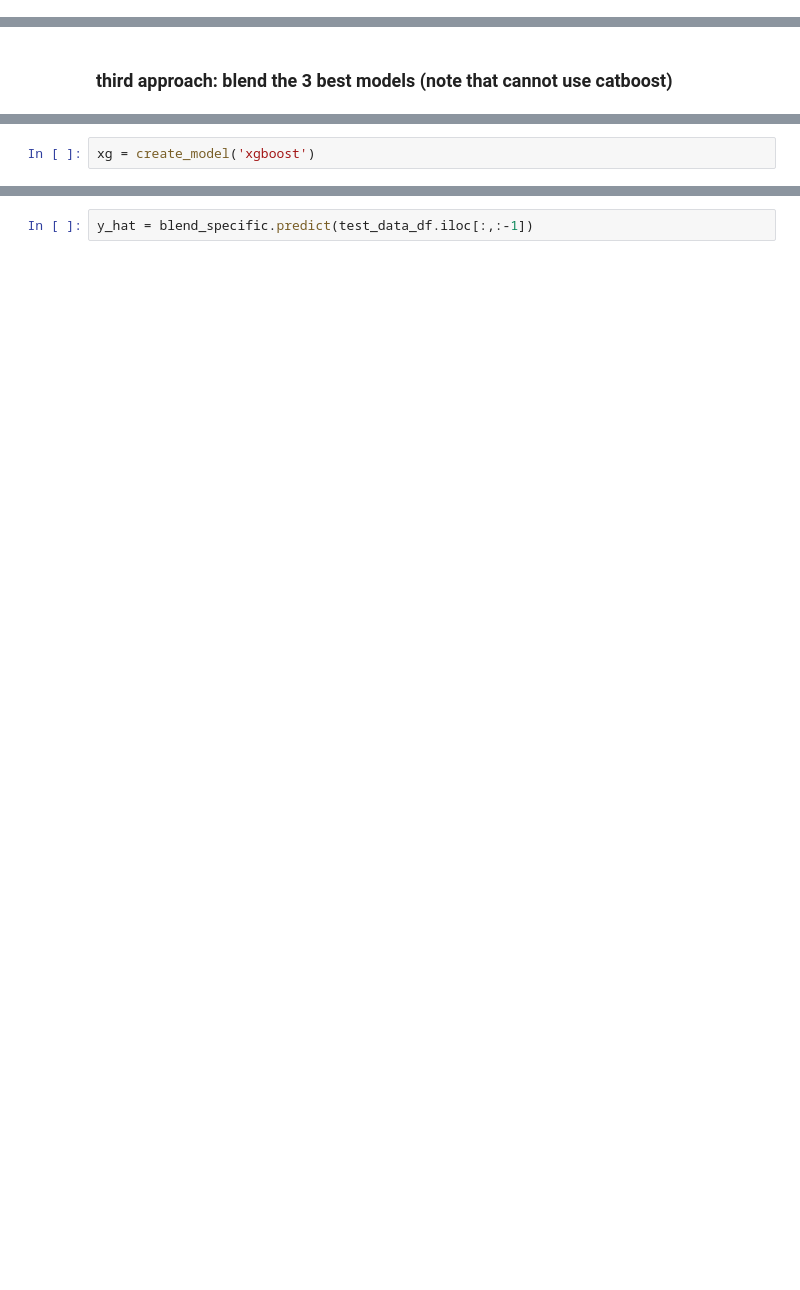
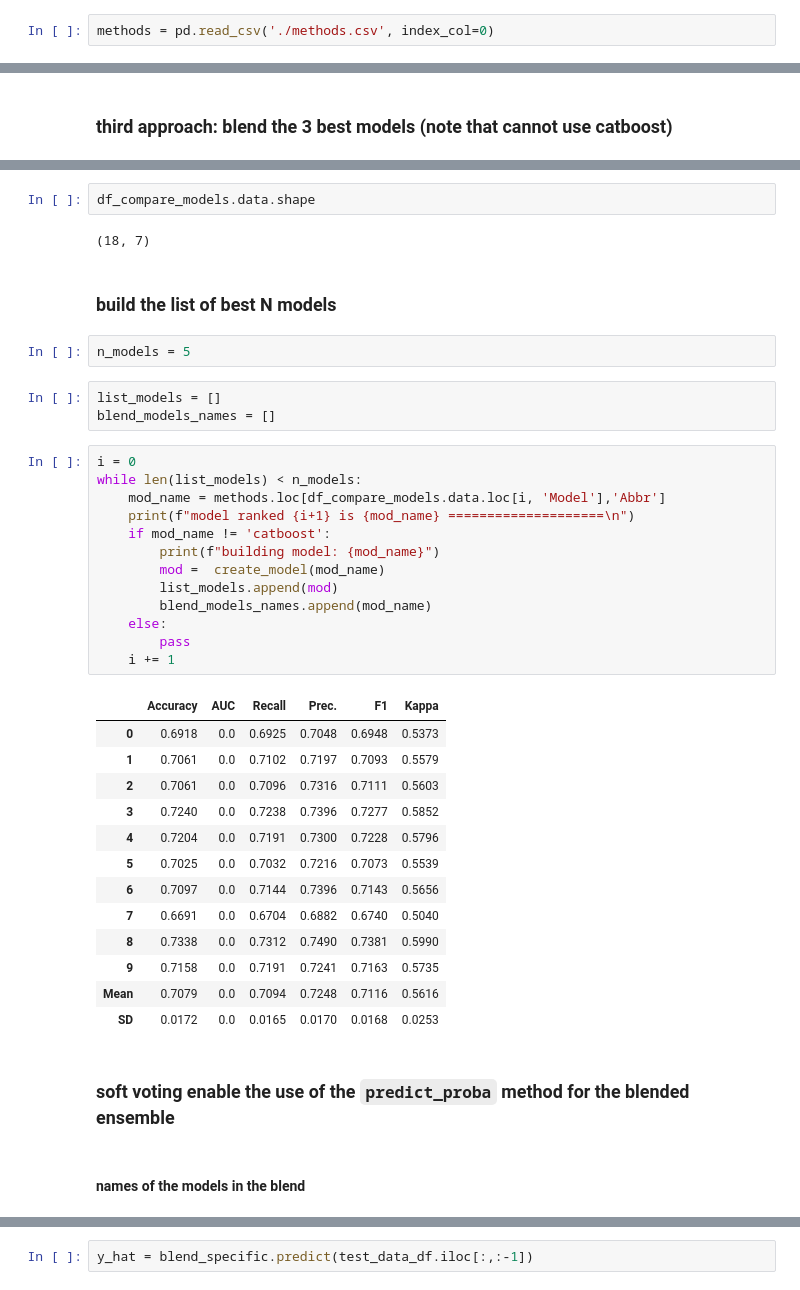
Before and after one commit to nicolasfauchereau/ML4seas, a Jupyter notebook: models/classification/autoML/PYCARET/pycaret.ipynb, the cells around one changed output, grey strips where cells are left out. Drawn from its saved outputs; the diff is of its cells as text; blank space fills up the shorter version.

```diff
--- a/models/classification/autoML/PYCARET/pycaret.ipynb
+++ b/models/classification/autoML/PYCARET/pycaret.ipynb
@@ -233,0 +223,2 @@ lg = create_model('knn')
+# %%
+methods = pd.read_csv('./methods.csv', index_col=0)
@@ -352,2 +370,42 @@ et = create_model('et')
-# %%
-xg = create_model('xgboost')
+# %%
+df_compare_models.data.shape
+# %% [output]
+(18, 7)
+# %% [markdown]
+### build the list of best N models
+# %%
+n_models = 5
+# %%
+list_models = []
+blend_models_names = []
+# %%
+i = 0
+while len(list_models) < n_models:
+    mod_name = methods.loc[df_compare_models.data.loc[i, 'Model'],'Abbr']
+    print(f"model ranked {i+1} is {mod_name} ====================\n")
+    if mod_name != 'catboost':
+        print(f"building model: {mod_name}")
+        mod =  create_model(mod_name)
+        list_models.append(mod)
+        blend_models_names.append(mod_name)
+    else:
+        pass
+    i += 1
+# %% [output]
+|  | Accuracy | AUC | Recall | Prec. | F1 | Kappa |
+| 0 | 0.6918 | 0.0 | 0.6925 | 0.7048 | 0.6948 | 0.5373 |
+| 1 | 0.7061 | 0.0 | 0.7102 | 0.7197 | 0.7093 | 0.5579 |
+| 2 | 0.7061 | 0.0 | 0.7096 | 0.7316 | 0.7111 | 0.5603 |
+| 3 | 0.7240 | 0.0 | 0.7238 | 0.7396 | 0.7277 | 0.5852 |
+| 4 | 0.7204 | 0.0 | 0.7191 | 0.7300 | 0.7228 | 0.5796 |
+| 5 | 0.7025 | 0.0 | 0.7032 | 0.7216 | 0.7073 | 0.5539 |
+| 6 | 0.7097 | 0.0 | 0.7144 | 0.7396 | 0.7143 | 0.5656 |
+| 7 | 0.6691 | 0.0 | 0.6704 | 0.6882 | 0.6740 | 0.5040 |
+| 8 | 0.7338 | 0.0 | 0.7312 | 0.7490 | 0.7381 | 0.5990 |
+| 9 | 0.7158 | 0.0 | 0.7191 | 0.7241 | 0.7163 | 0.5735 |
+| Mean | 0.7079 | 0.0 | 0.7094 | 0.7248 | 0.7116 | 0.5616 |
+| SD | 0.0172 | 0.0 | 0.0165 | 0.0170 | 0.0168 | 0.0253 |
+# %% [markdown]
+### soft voting enable the use of the `predict_proba` method for the blended ensemble
+# %% [markdown]
+#### names of the models in the blend
```
Also changed, not shown: parts of 46 cells of this notebook.
